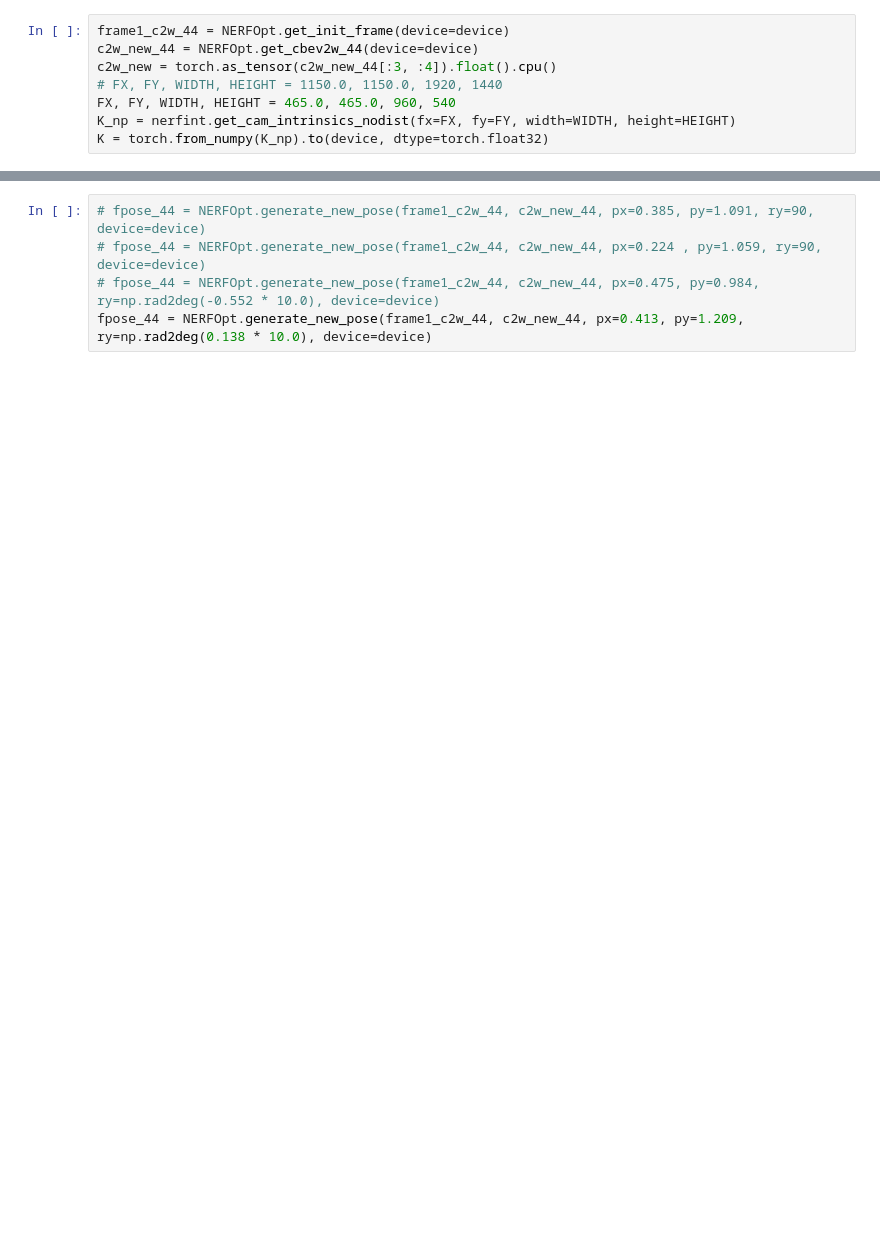
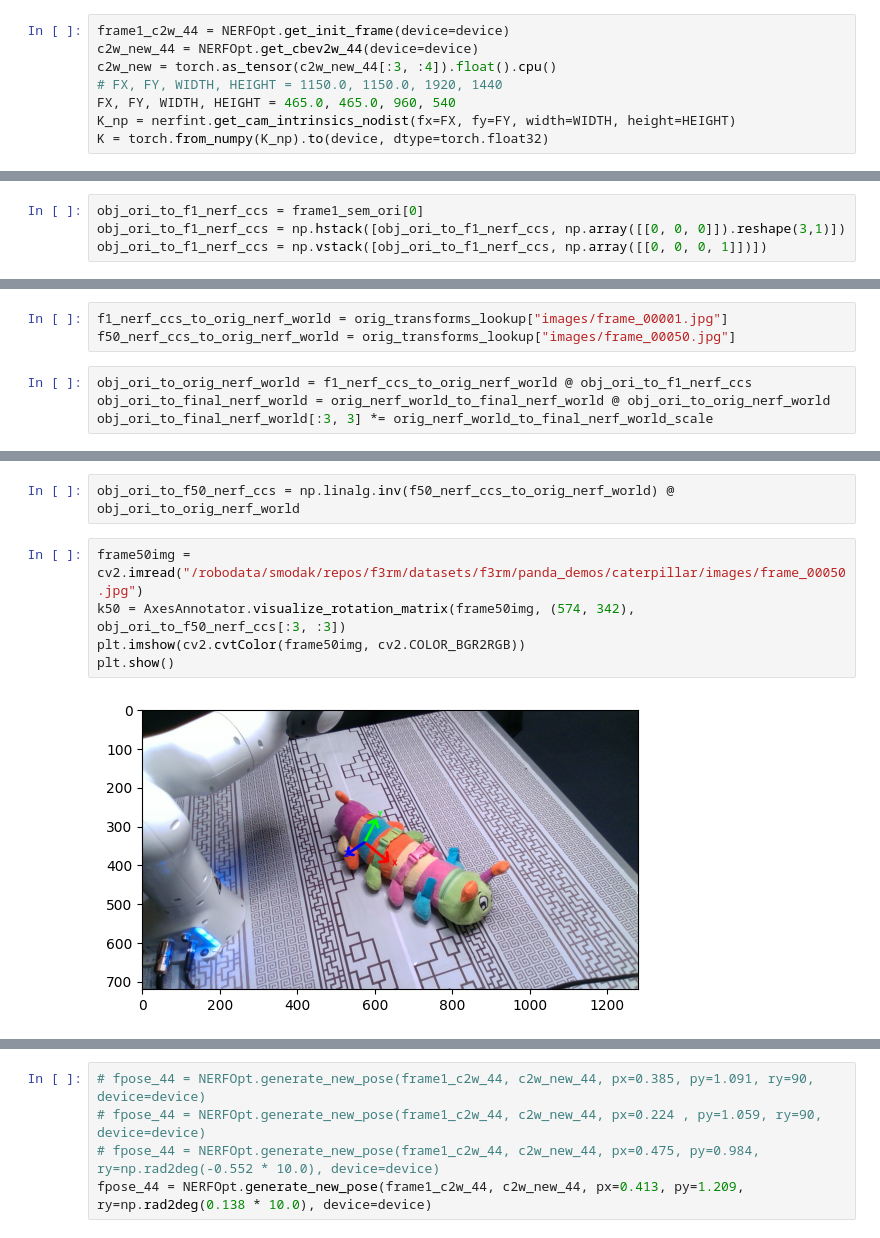
Before and after one commit to sadanand1120/f3rm, a Jupyter notebook: viz.ipynb, the cells around one changed output, grey strips where cells are left out. Saved outputs shown, nothing was run; the diff lists cells and outputs as text; blank space fills up the shorter version.

```diff
--- a/viz.ipynb
+++ b/viz.ipynb
@@ -55,0 +161,4 @@ plt.show()
+# %%
+obj_ori_to_f1_nerf_ccs = frame1_sem_ori[0]
+obj_ori_to_f1_nerf_ccs = np.hstack([obj_ori_to_f1_nerf_ccs, np.array([[0, 0, 0]]).reshape(3,1)])
+obj_ori_to_f1_nerf_ccs = np.vstack([obj_ori_to_f1_nerf_ccs, np.array([[0, 0, 0, 1]])])
@@ -55,0 +168,7 @@ plt.show()
+# %%
+f1_nerf_ccs_to_orig_nerf_world = orig_transforms_lookup["images/frame_00001.jpg"]
+f50_nerf_ccs_to_orig_nerf_world = orig_transforms_lookup["images/frame_00050.jpg"]
+# %%
+obj_ori_to_orig_nerf_world = f1_nerf_ccs_to_orig_nerf_world @ obj_ori_to_f1_nerf_ccs
+obj_ori_to_final_nerf_world = orig_nerf_world_to_final_nerf_world @ obj_ori_to_orig_nerf_world
+obj_ori_to_final_nerf_world[:3, 3] *= orig_nerf_world_to_final_nerf_world_scale
@@ -56,3 +182,12 @@ plt.show()
+# %%
+obj_ori_to_f50_nerf_ccs = np.linalg.inv(f50_nerf_ccs_to_orig_nerf_world) @ obj_ori_to_orig_nerf_world
+# %%
+frame50img = cv2.imread("/robodata/smodak/repos/f3rm/datasets/f3rm/panda_demos/caterpillar/images/frame_00050.jpg")
+k50 = AxesAnnotator.visualize_rotation_matrix(frame50img, (574, 342), obj_ori_to_f50_nerf_ccs[:3, :3])
+plt.imshow(cv2.cvtColor(frame50img, cv2.COLOR_BGR2RGB))
+plt.show()
+# %% [output]
+[figure, added]
 # %%
 img_copy = img.copy()
 bevpcs_coords = NERFOpt.c2w_pose_viz(frame1_c2w_44, c2w_new_44, K, WIDTH, HEIGHT, device=device).cpu().numpy()
```
Also changed, not shown: parts of 32 cells of this notebook, 6 other files.
